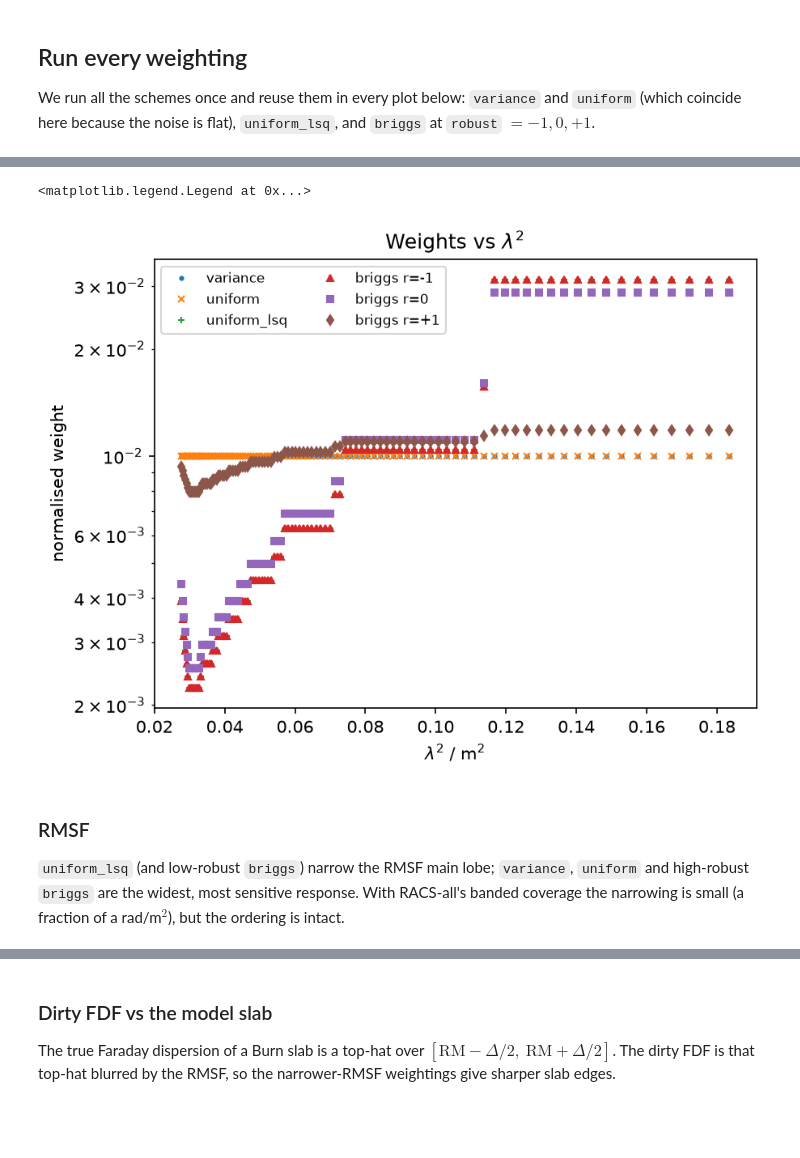
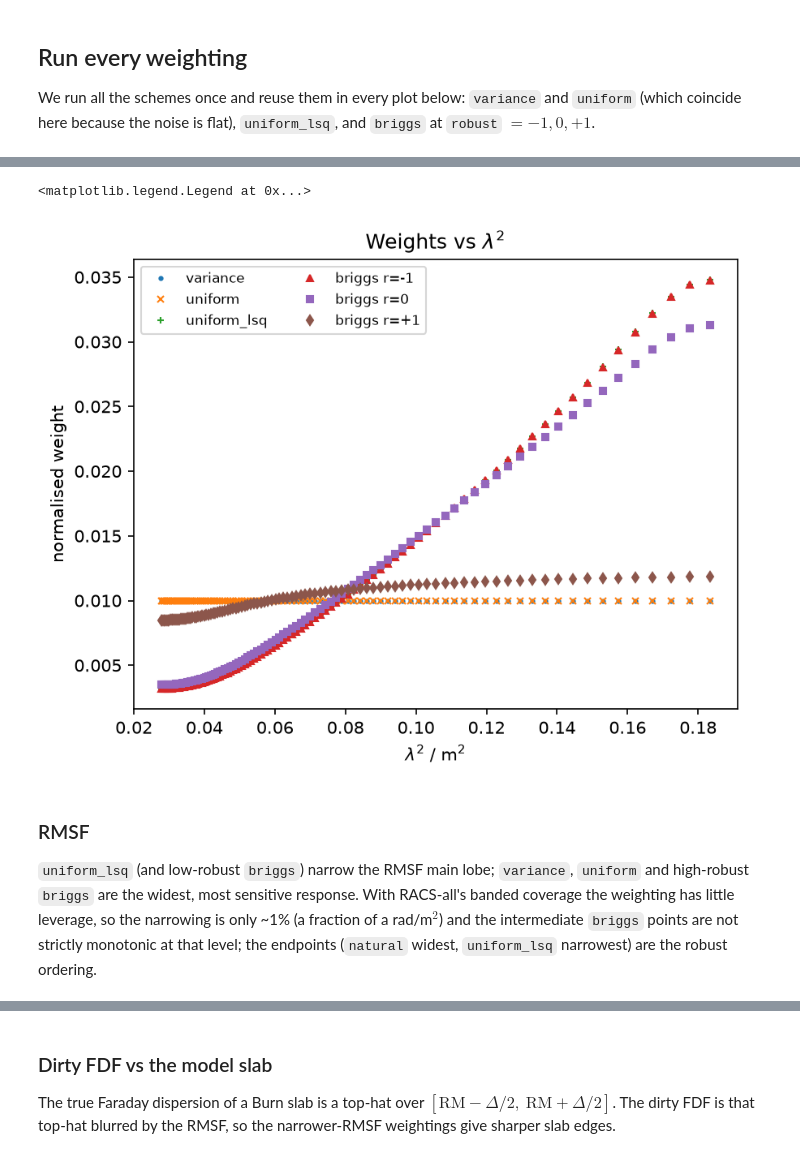
Before and after one commit to AlecThomson/rm-lite, a Jupyter notebook: docs/examples/weighting_1d.ipynb, the cells around one changed output, grey strips where cells are left out. Cells and saved outputs as stored; diff of their text form; code cells hidden in the pictures; blank space fills up the shorter version.

Commit message:
Add weights

```diff
--- a/docs/examples/weighting_1d.ipynb
+++ b/docs/examples/weighting_1d.ipynb
@@ -97,7 +97,7 @@ bw_low, bw_mid, bw_high = 288.0, 144.0, 288.0
 low = np.linspace(943.5 - bw_low / 2, 943.5 + bw_low / 2, 36)
 mid = np.linspace(1367.5 - bw_mid / 2, 1367.5 + bw_mid / 2, 9)
 high = np.linspace(1655.5 - bw_high / 2, 1655.5 + bw_high / 2, 9)
-freq_hz = (np.concatenate([low, mid, high]) * u.MHz).to(u.Hz).value
+# freq_hz = (np.concatenate([low, mid, high]) * u.MHz).to(u.Hz).value
 freq_hz = np.linspace(700, 1800, 100) * u.MHz.to(u.Hz)  # for testing
 lambda_sq = freq_to_lambda2(freq_hz)
 
@@ -105,12 +105,12 @@ rm_radm2 = 40.0
 delta_rm_radm2 = 40.0
 frac_pol = 0.5
 psi0_deg = 10.0
-model_kw = dict(
-    frac_pol=frac_pol,
-    psi0_deg=psi0_deg,
-    rm_radm2=rm_radm2,
-    delta_rm_radm2=delta_rm_radm2,
-)
+model_kw = {
+    "frac_pol": frac_pol,
+    "psi0_deg": psi0_deg,
+    "rm_radm2": rm_radm2,
+    "delta_rm_radm2": delta_rm_radm2,
+}
 complex_model = faraday_slab_spectrum(lambda_sq, **model_kw)
 rms_noise = 0.02
 complex_noisy = (
@@ -207,3 +241,18 @@ uniform_lsq weight reproduced from the local lambda^2 density.
 We run all the schemes once and reuse them in every plot below: `variance` and
 `uniform` (which coincide here because the noise is flat), `uniform_lsq`, and
 `briggs` at `robust` $= -1, 0, +1$.
+# %%
+weightings = {
+    "variance": {"weight_type": "variance"},
+    "uniform": {"weight_type": "uniform"},
+    "uniform_lsq": {"weight_type": "uniform_lsq"},
+    "briggs r=-1": {"weight_type": "briggs", "robust": -1.0},
+    "briggs r=0": {"weight_type": "briggs", "robust": 0.0},
+    "briggs r=+1": {"weight_type": "briggs", "robust": 1.0},
+}
+with quiet_logs(logging.ERROR):
+    results = {label: run_weighting(**kw) for label, kw in weightings.items()}
+
+for label, res in results.items():
+    w = res["weight"] / np.nansum(res["weight"])
+    print(f"{label}: {w}")
@@ -210,36 +277,37 @@ We run all the schemes once and reuse them in every plot below: `variance` and
 # %%
 weightings = {
-    "variance": dict(weight_type="variance"),
-    "uniform": dict(weight_type="uniform"),
-    "uniform_lsq": dict(weight_type="uniform_lsq"),
-    "briggs r=-1": dict(weight_type="briggs", robust=-1.0),
-    "briggs r=0": dict(weight_type="briggs", robust=0.0),
-    "briggs r=+1": dict(weight_type="briggs", robust=1.0),
+    "variance": {"weight_type": "variance"},
+    "uniform": {"weight_type": "uniform"},
+    "uniform_lsq": {"weight_type": "uniform_lsq"},
+    "briggs r=-1": {"weight_type": "briggs", "robust": -1.0},
+    "briggs r=0": {"weight_type": "briggs", "robust": 0.0},
+    "briggs r=+1": {"weight_type": "briggs", "robust": 1.0},
 }
 with quiet_logs(logging.ERROR):
     results = {label: run_weighting(**kw) for label, kw in weightings.items()}
 
 # Weights vs lambda^2: uniform_lsq / low-robust up-weight the sparse large-lambda^2 end.
 fig, ax = plt.subplots()
-for (label, res), marker in zip(results.items(), MARKERS):
+for (label, res), marker in zip(results.items(), MARKERS, strict=False):
     w = res["weight"] / np.nansum(res["weight"])
     ax.plot(lambda_sq, w, marker, ms=4, ls="none", label=label)
 ax.set(
     xlabel=rf"$\lambda^2$ / {u.m**2:latex_inline}",
     ylabel="normalised weight",
-    yscale="log",
     title=r"Weights vs $\lambda^2$",
 )
 ax.legend(ncol=2, fontsize="small")
 # %% [output]
 <matplotlib.legend.Legend at 0x...>
-[figure, old version]
+[figure, new version]
 # %% [markdown]
 ### RMSF
 
 `uniform_lsq` (and low-robust `briggs`) narrow the RMSF main lobe; `variance`,
 `uniform` and high-robust `briggs` are the widest, most sensitive response. With
-RACS-all's banded coverage the narrowing is small (a fraction of a rad/m$^2$),
-but the ordering is intact.
+RACS-all's banded coverage the weighting has little leverage, so the narrowing is
+only ~1% (a fraction of a rad/m$^2$) and the intermediate `briggs` points are not
+strictly monotonic at that level; the endpoints (`natural` widest, `uniform_lsq`
+narrowest) are the robust ordering.
 # %%
 fig, ax = plt.subplots()
```
Also changed, not shown: parts of 14 cells of this notebook, 2 other files.
